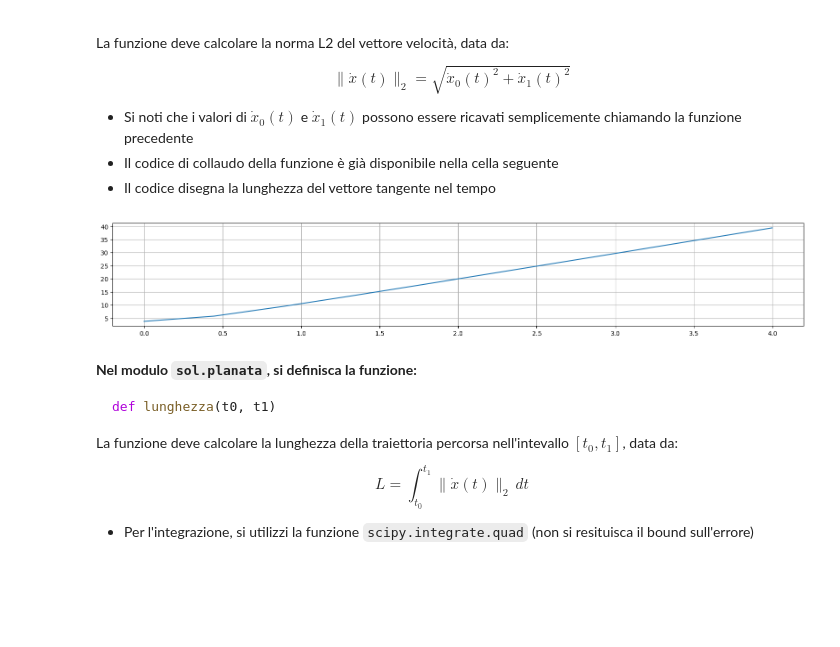
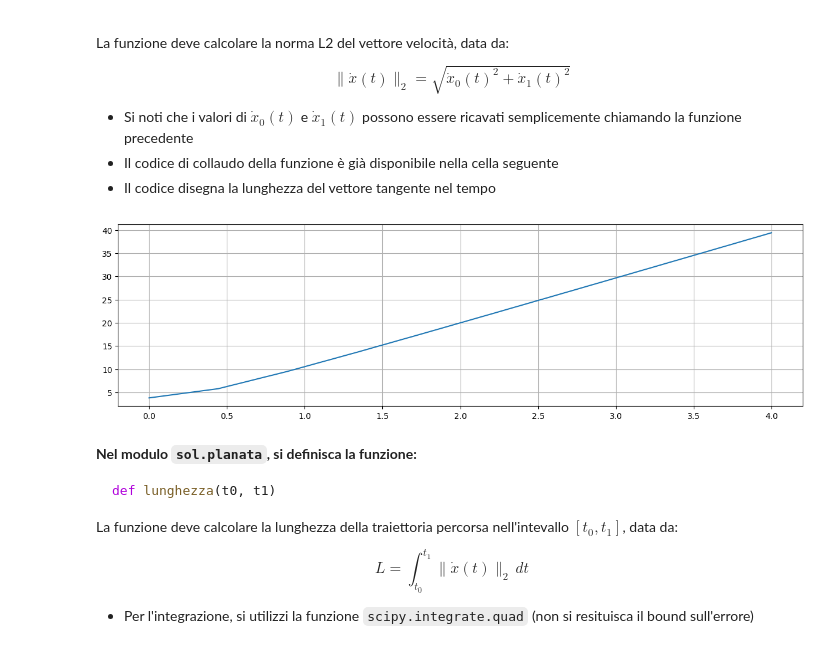
Before and after one commit to fondt-ele-25-26/part-7, a Jupyter notebook: 06. Esercizio - Planata (Lunghezza di Curve Parametriche).ipynb, the cells around one changed output. Cells and saved outputs as stored; diff of their text form; code cells hidden in the pictures; blank space fills up the shorter version.

```diff
--- a/06. Esercizio - Planata (Lunghezza di Curve Parametriche).ipynb
+++ b/06. Esercizio - Planata (Lunghezza di Curve Parametriche).ipynb
@@ -142,12 +158,12 @@ $$
 # %%
 t = np.linspace(0, 4, 10)
 lvel = planata.lvel(t, c=1)
-plt.figure(figsize=(20, 3))
+plt.figure(figsize=(15, 4))
 plt.plot(t, lvel)
 plt.grid()
 plt.show()
 # %% [output]
-[figure, old version]
+[figure, new version]
 # %% [markdown]
 **Nel modulo `sol.planata`, si definisca la funzione:**
 
```
Also changed, not shown: parts of 2 cells of this notebook, 9 other files.
